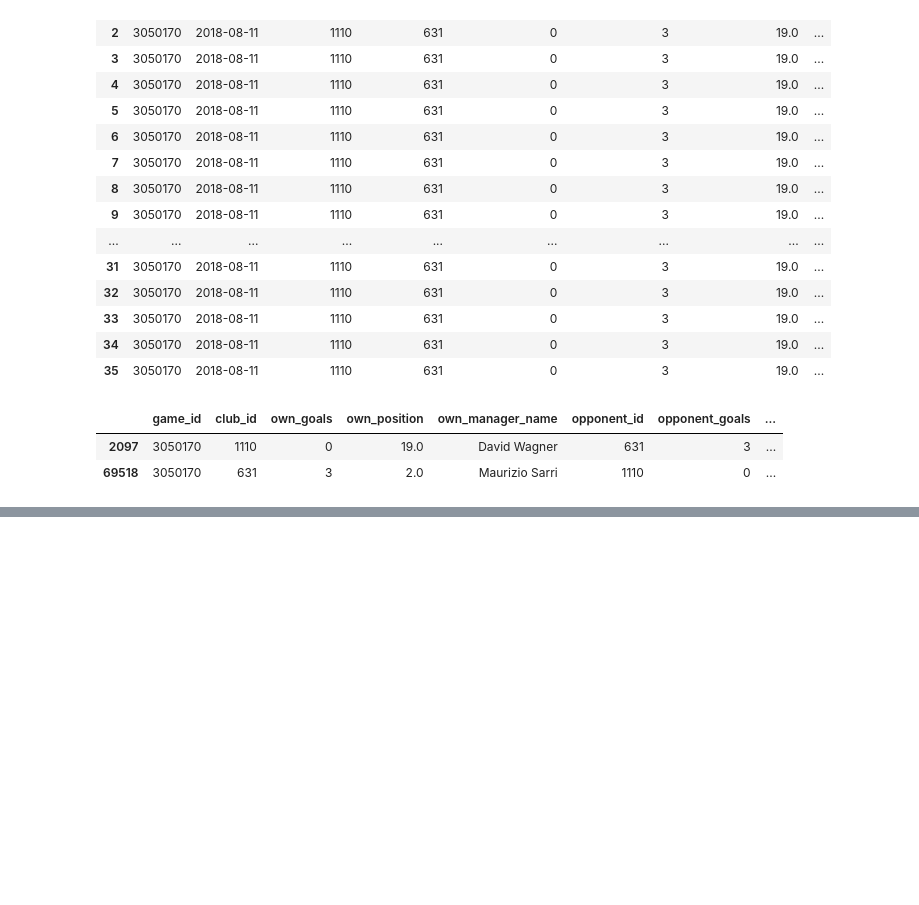
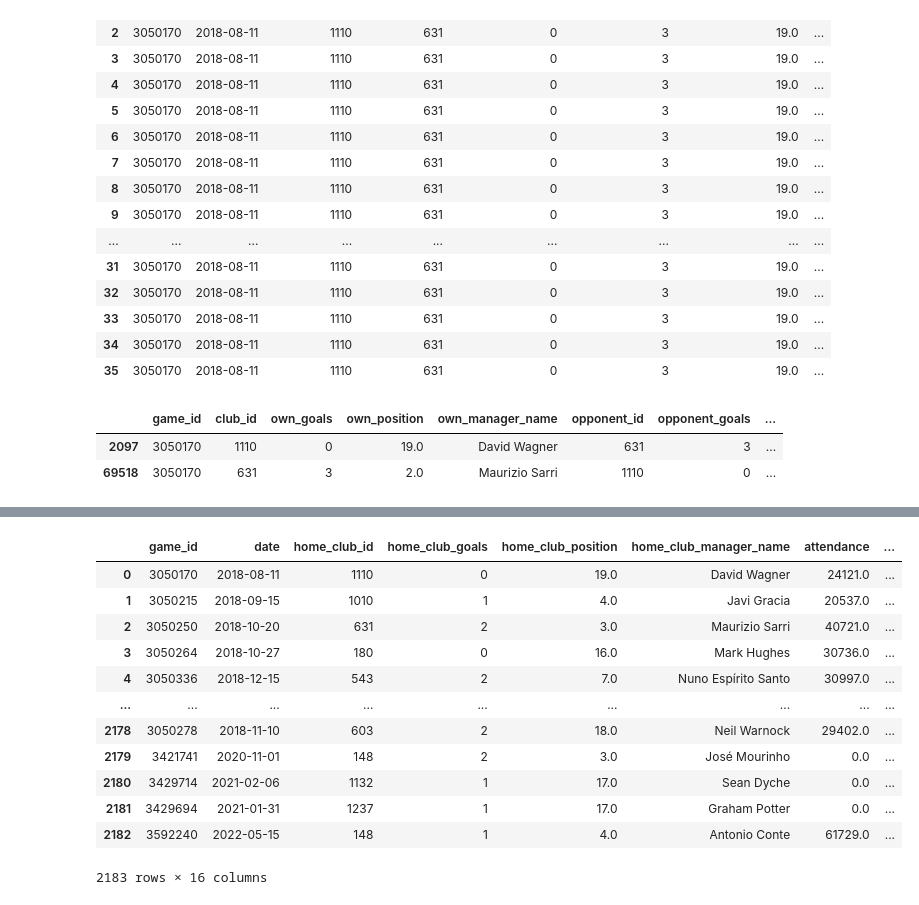
Before and after one commit to MijeongKim0533/PJ_Best_Combination, a Jupyter notebook: SY/240403.ipynb, the cells around one changed output, grey strips where cells are left out. Cells and saved outputs as stored; diff of their text form; code cells hidden in the pictures; blank space fills up the shorter version.

```diff
--- a/SY/240403.ipynb
+++ b/SY/240403.ipynb
@@ -536,0 +641,15 @@ club_games[club_games['game_id'] == 3050170]
+# %%
+# season을 나타내는 함수 정의
+def get_season(date):
+    year = date.year
+    month = date.month
+
+    if month >= 8 and month <= 12:
+        return year
+    elif month >= 1 and month <= 5:
+        return year - 1
+    else:
+        return year - 1
+
+# date를 기반으로 season 칼럼 생성
+away_club_games['season'] = away_club_games['date'].apply(get_season)
@@ -536,0 +685,18 @@ club_games[club_games['game_id'] == 3050170]
+# %%
+# date 열을 datetime 타입으로 변환
+home_club_games['date'] = pd.to_datetime(home_club_games['date'])
+
+# season을 나타내는 함수 정의
+def get_season(date):
+    year = date.year
+    month = date.month
+
+    if month >= 8 and month <= 12:
+        return year
+    elif month >= 1 and month <= 5:
+        return year - 1
+    else:
+        return year - 1
+
+# date를 기반으로 season 칼럼 생성
+home_club_games['season'] = home_club_games['date'].apply(get_season)
@@ -536,0 +763,4 @@ club_games[club_games['game_id'] == 3050170]
+# %%
+home_club_games = pd.merge(home_club_games, clubs[['club_id', 'name']], left_on='home_club_id', right_on='club_id', how='left')
+# %%
+home_club_games= home_club_games.drop(['club_id'], axis=1)
@@ -536,0 +771,16 @@ club_games[club_games['game_id'] == 3050170]
+# %%
+home_club_games
+# %% [output]
+|  | game_id | date | home_club_id | home_club_goals | home_club_position | home_club_manager_name | attendance | ... |
+| 0 | 3050170 | 2018-08-11 | 1110 | 0 | 19.0 | David Wagner | 24121.0 | ... |
+| 1 | 3050215 | 2018-09-15 | 1010 | 1 | 4.0 | Javi Gracia | 20537.0 | ... |
+| 2 | 3050250 | 2018-10-20 | 631 | 2 | 3.0 | Maurizio Sarri | 40721.0 | ... |
+| 3 | 3050264 | 2018-10-27 | 180 | 0 | 16.0 | Mark Hughes | 30736.0 | ... |
+| 4 | 3050336 | 2018-12-15 | 543 | 2 | 7.0 | Nuno Espírito Santo | 30997.0 | ... |
+| ... | ... | ... | ... | ... | ... | ... | ... | ... |
+| 2178 | 3050278 | 2018-11-10 | 603 | 2 | 18.0 | Neil Warnock | 29402.0 | ... |
+| 2179 | 3421741 | 2020-11-01 | 148 | 2 | 3.0 | José Mourinho | 0.0 | ... |
+| 2180 | 3429714 | 2021-02-06 | 1132 | 1 | 17.0 | Sean Dyche | 0.0 | ... |
+| 2181 | 3429694 | 2021-01-31 | 1237 | 1 | 17.0 | Graham Potter | 0.0 | ... |
+| 2182 | 3592240 | 2022-05-15 | 148 | 1 | 4.0 | Antonio Conte | 61729.0 | ... |
+2183 rows × 16 columns
```
Also changed, not shown: parts of 26 cells of this notebook.
